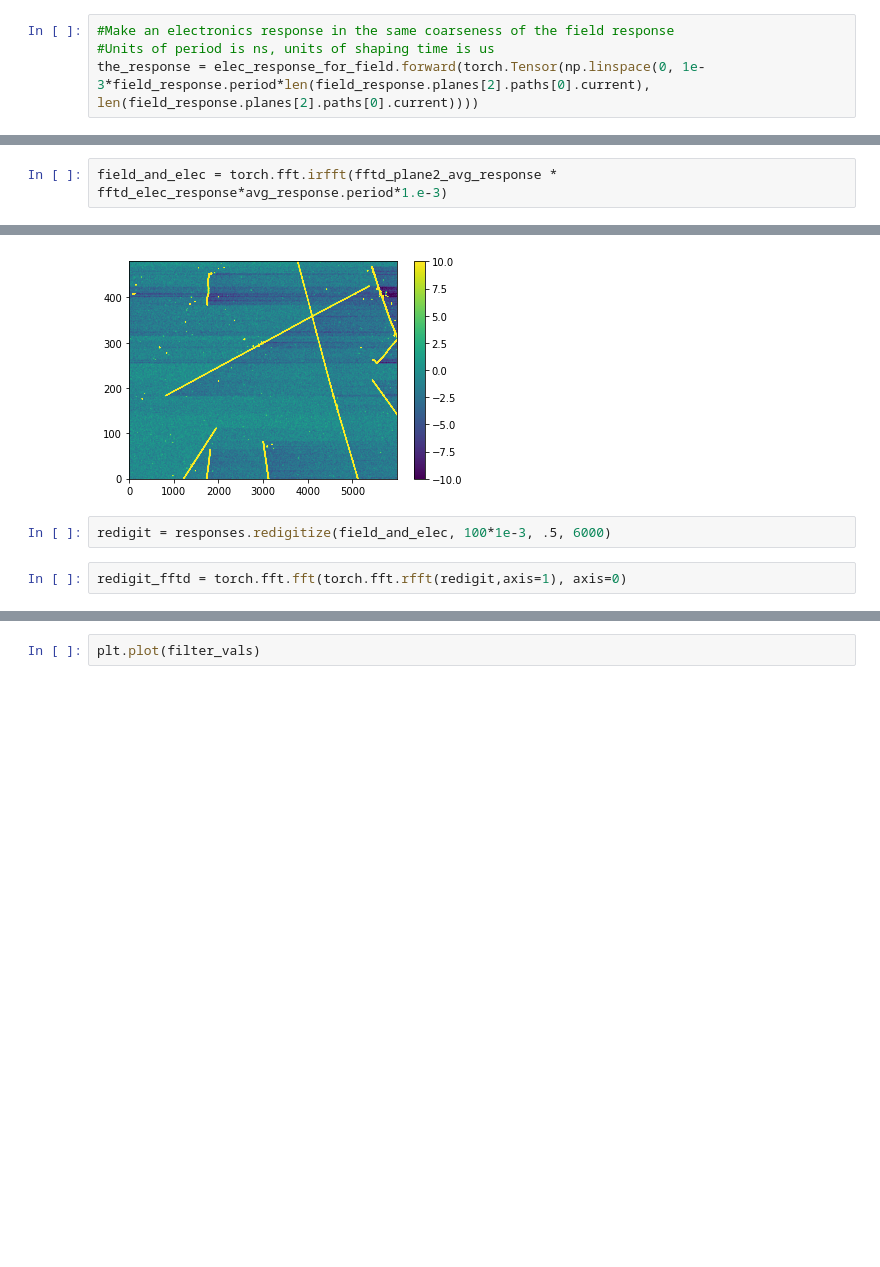
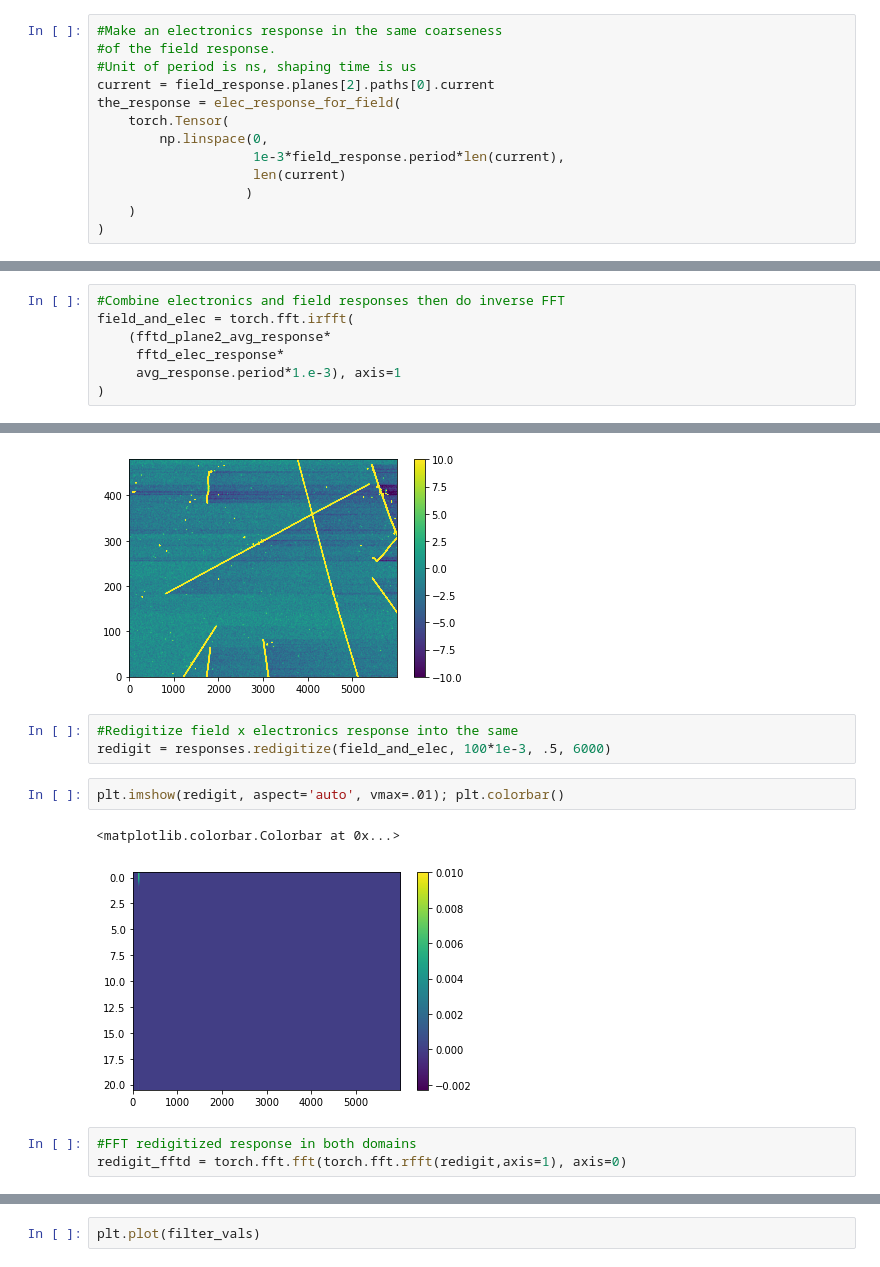
Before and after one commit to calcuttj/pyre-cell, a Jupyter notebook: Response.ipynb, the cells around one changed output, grey strips where cells are left out. Drawn from its saved outputs; the diff is of its cells as text; blank space fills up the shorter version.

```diff
--- a/Response.ipynb
+++ b/Response.ipynb
@@ -21,9 +13,18 @@ field_response.period
 #Make an electronics response instance, defined by gain and shaping time
 elec_response_for_field = ElecResponse.ElecResponse(14., 2.)
 # %%
-#Make an electronics response in the same coarseness of the field response
-#Units of period is ns, units of shaping time is us
-the_response = elec_response_for_field.forward(torch.Tensor(np.linspace(0, 1e-3*field_response.period*len(field_response.planes[2].paths[0].current), len(field_response.planes[2].paths[0].current))))
+#Make an electronics response in the same coarseness
+#of the field response.
+#Unit of period is ns, shaping time is us
+current = field_response.planes[2].paths[0].current
+the_response = elec_response_for_field(
+    torch.Tensor(
+        np.linspace(0,
+                    1e-3*field_response.period*len(current),
+                    len(current)
+                   )
+    )
+)
 # %%
 scale_factor = ((1 << 12) - 1) / 1.4e3 #ADC / mV
 # %%
@@ -64,2 +57,7 @@ torch.Size([21, 501])
 # %%
-field_and_elec = torch.fft.irfft(fftd_plane2_avg_response * fftd_elec_response*avg_response.period*1.e-3)
+#Combine electronics and field responses then do inverse FFT
+field_and_elec = torch.fft.irfft(
+    (fftd_plane2_avg_response*
+     fftd_elec_response*
+     avg_response.period*1.e-3), axis=1
+)
@@ -123,7 +115,14 @@ plt.imshow(coll, aspect='auto', vmin=-10, vmax=10, origin='lower'); plt.colorbar
 <matplotlib.colorbar.Colorbar at 0x...>
 [figure]
 # %%
+#Redigitize field x electronics response into the same
 redigit = responses.redigitize(field_and_elec, 100*1e-3, .5, 6000)
+# %%
+plt.imshow(redigit, aspect='auto', vmax=.01); plt.colorbar()
+# %% [output]
+<matplotlib.colorbar.Colorbar at 0x...>
+[figure, added]
 # %%
+#FFT redigitized response in both domains
 redigit_fftd = torch.fft.fft(torch.fft.rfft(redigit,axis=1), axis=0)
 # %%
```
Also changed, not shown: parts of 41 cells of this notebook, 3 other files.
